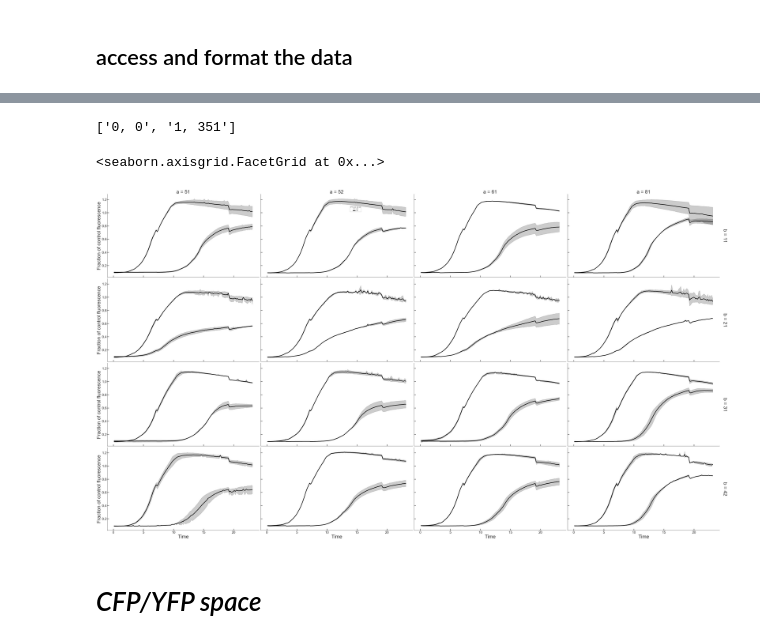
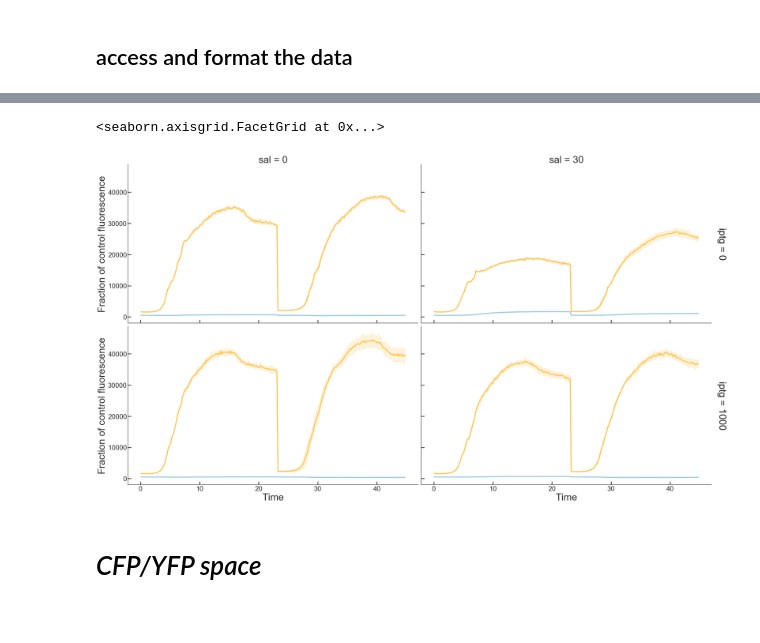
Before and after one commit to geezerbriefs/xpspython, a Jupyter notebook: biotek/plot A=B biotek data.ipynb, the cells around one changed output, grey strips where cells are left out. Drawn from its saved outputs; the diff is of its cells as text; code cells hidden in the pictures.

Commit message:
added simple multiple lines on same plot section, supports plotting individual replicates

```diff
--- a/biotek/plot A=B biotek data.ipynb
+++ b/biotek/plot A=B biotek data.ipynb
@@ -76,7 +89,7 @@ sheets_to_plot
 ## make relevant indices
 # %%
 #which data are we plotting
-data = sheets_to_plot[0]
+data = sheets_to_plot[3]
 # %%
 #get the control ones
 # ctrl = dd[data]['a'] == 'ctrl'
@@ -85,19 +98,18 @@ data = sheets_to_plot[0]
 # med = dd[data]['a'] == 'lb'
 
 #get the ones without a and b cells
-no_a = dd[data]['a'] == 0
-no_b = dd[data]['b'] == 0
-mix = dd[data]['ba ratio'] != 'n'
+no_a = dd[data]['a'] == 'x'
+no_b = dd[data]['b'] == 'x'
+mix = ~no_a & ~no_b
 
 #get only ON and OFF
-atc_0 = dd[data]['atc'] == 0
+sal_0 = dd[data]['sal'] == 0
 iptg_0 = dd[data]['iptg'] == 0
-off = atc_0 & iptg_0
+ara_0 = dd[data]['ara'] == 0
 
-
-atc_up = dd[data]['atc'] == 351
-iptg_up = dd[data]['iptg'] == 1
-on = atc_up & iptg_up
+sal_hi = ~sal_0
+iptg_hi = ~iptg_0
+ara_hi = ~ara_0
 
 #get the ones in the first growth cycle
 # first = dd[data]['dil'] == 0
@@ -105,6 +117,6 @@ on = atc_up & iptg_up
 #now all the mixes should be accessible by asking for
 #NOT the no a and b indices and NOT the ctrl and med indices
 
-inds = (on | off) & mix
+inds = mix & ara_0
 # %% [markdown]
 # *Time course data plots*
@@ -129,4 +165,0 @@ all_ind_pairs = [str(i) + ', ' + str(s) for i, s in zip(all_iptg_conc, all_sal_c
-# %%
-all_ind_pairs
-# %% [output]
-['0, 0', '1, 351']
@@ -134,7 +171,7 @@ all_ind_pairs
 ###get relevant info for color mapping
 
 #what are the unique inducer conditions you want to make diff colors
-ind_concs = np.unique(df['iptg'])
+ind_concs = np.unique(df['ara'])
 ind_labels = ['OFF', 'ON']
 
 #create a list of values from x-1 of same length as unique inducer concs
@@ -175,31 +212,31 @@ def custom_pal_lineplot (x, y, **kwargs):
     label = kwargs.pop('label')
 
 
-    sns.lineplot(x=x, y=y, data=data, ci=kwargs['ci'], color='k', dashes=True, linewidth=kwargs['linewidth'], ax=ax)
+    sns.lineplot(x=x, y=y, data=data, ci=kwargs['ci'], color=pal[label], dashes=True, linewidth=kwargs['linewidth'], ax=ax)
 # %%
-g = sns.FacetGrid(df, col='a', row='b', hue='iptg',
+g = sns.FacetGrid(df, col='sal', row='iptg', hue='ara',
                   height=9, aspect=1.8, margin_titles=True, legend_out=False)
 
 #set kws for the first set of lines
+kws = {'ci': 'sd', 'linewidth' : 4, 'palette' : pal['y']}
+g.map_dataframe(custom_pal_lineplot, "Time", "yfp", **kws)
+
+# set new kws for the second set of lines
 kws = {'ci': 'sd', 'linewidth' : 4, 'palette' : pal['b']}
-g.map_dataframe(custom_pal_lineplot, "Time", "value", **kws)
-
-#set new kws for the second set of lines
-# kws = {'ci': 'sd', 'linewidth' : 4, 'palette' : pal['y']}
-# g.map_dataframe(custom_pal_lineplot, "Time", "yfp", **kws)
+g.map_dataframe(custom_pal_lineplot, "Time", "cfp", **kws)
 
 
 #create a custom legend
-proxy_lines = [mlines.Line2D([], [], color=pal['black'][i], linewidth=4) for i in ind_concs]
+# proxy_lines = [mlines.Line2D([], [], color=pal['black'][i], linewidth=4) for i in ind_concs]
 
-g.fig.legend(handles=proxy_lines, labels=ind_labels + ind_labels, title='IPTG uM, Sal uM',
-             fontsize='small', bbox_to_anchor=(0.42, 0.95))
+# g.fig.legend(handles=proxy_lines, labels=ind_labels + ind_labels, title='IPTG uM, Sal uM',
+#              fontsize='small', bbox_to_anchor=(0.42, 0.95))
 
 
 g.set_axis_labels('Time', "Fraction of control fluorescence")
 # %% [output]
 <seaborn.axisgrid.FacetGrid at 0x...>
-[figure, old version]
+[figure, new version]
 # %%
 # g.savefig(directory + 'all_ab_combos_onoff_od.pdf')
 # %% [markdown]
```
Also changed, not shown: parts of 10 cells of this notebook.
